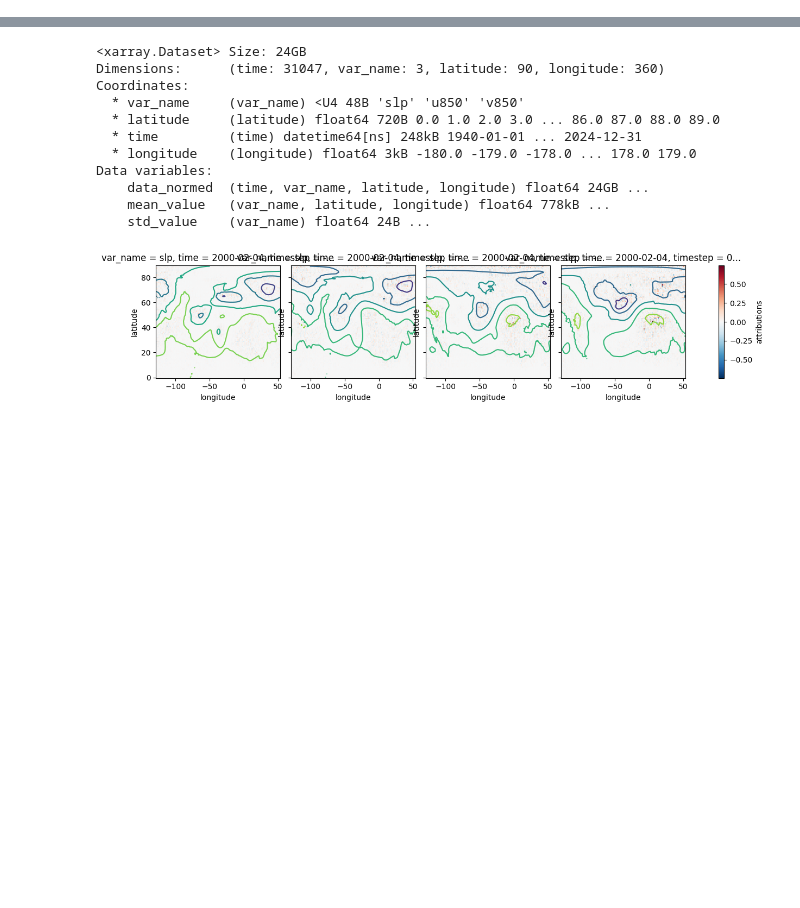
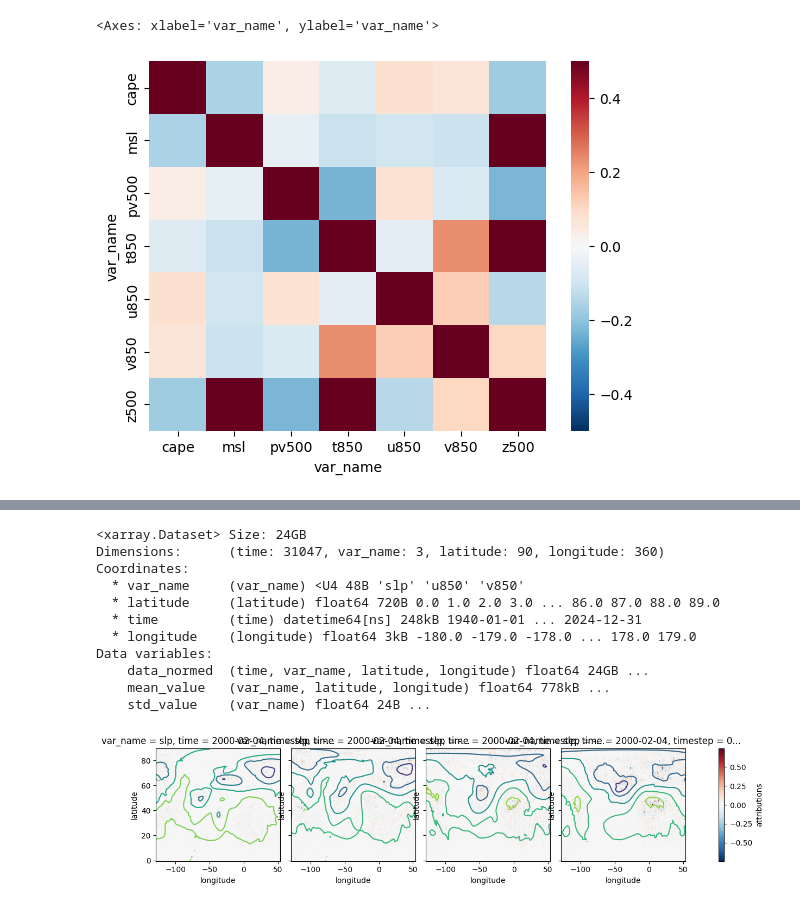
Before and after one commit to rguilcas/predict_rain_norway, a Jupyter notebook: assessment_of_nn/test_new_attributions.ipynb, the cells around one changed output, grey strips where cells are left out. Saved outputs shown, nothing was run; the diff lists cells and outputs as text; code cells hidden in the pictures; blank space fills up the shorter version.

```diff
--- a/assessment_of_nn/test_new_attributions.ipynb
+++ b/assessment_of_nn/test_new_attributions.ipynb
@@ -15,0 +29,7 @@ ds = ds.sel(time=time_TP)
+# %%
+df_ = ds.fields.to_series().reset_index().pivot(columns = ['var_name'], values='fields', index = ['longitude','latitude','time','timestep'])
+# %%
+sns.heatmap(df_.corr(), vmin=-.5, vmax=.5, cmap='RdBu_r')
+# %% [output]
+<Axes: xlabel='var_name', ylabel='var_name'>
+[figure, added]
```
Also changed, not shown: parts of 9 cells of this notebook, 4 other files.
